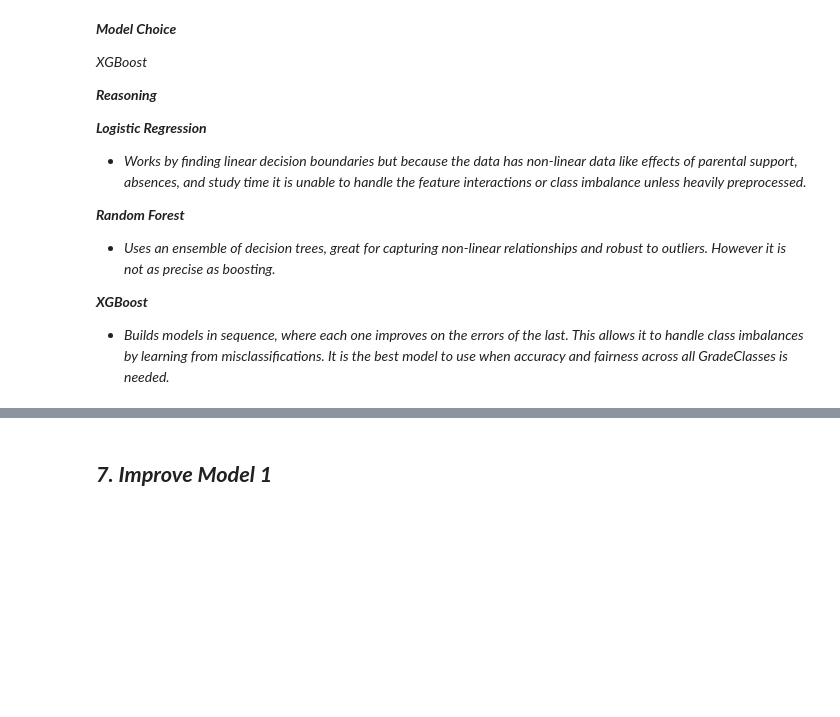
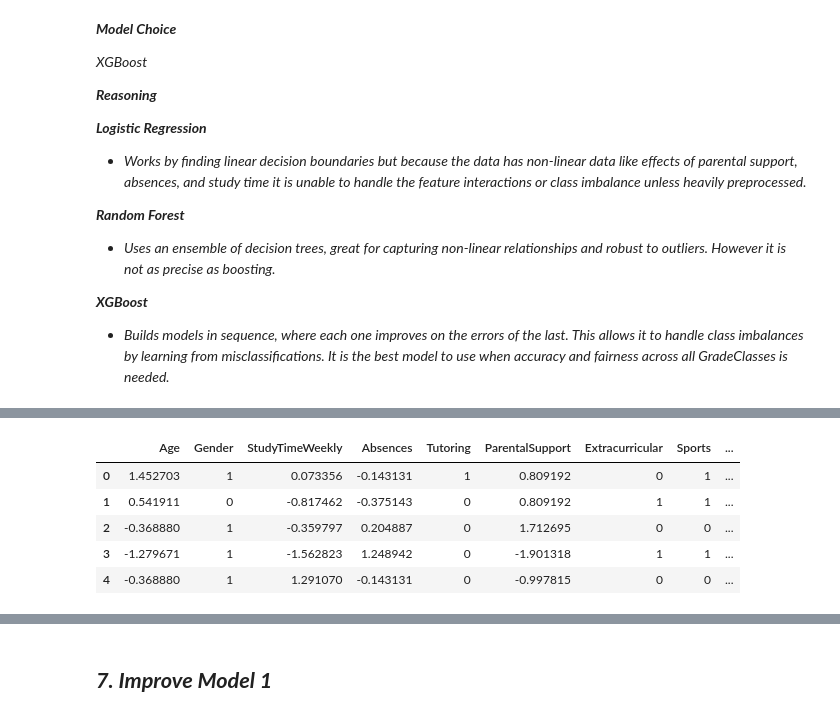
Before and after one commit to CountessOreo/Grade-Prediction-Tool, a Jupyter notebook: notebooks/Prepare_Data.ipynb, the cells around one changed output, grey strips where cells are left out. Cells and saved outputs as stored; diff of their text form; code cells hidden in the pictures; blank space fills up the shorter version.

```diff
--- a/notebooks/Prepare_Data.ipynb
+++ b/notebooks/Prepare_Data.ipynb
@@ -2093,0 +2086,14 @@ Data columns (total 20 columns):
+# %%
+# 4. Remove Multicollinearity
+correlation_matrix = df.corr().abs()
+upper = correlation_matrix.where(np.triu(np.ones(correlation_matrix.shape), k=1).astype(bool))
+to_drop = [column for column in upper.columns if any(upper[column] > 0.9)]
+df.drop(to_drop, axis=1, inplace=True)
+df.head()
+# %% [output]
+|  | Age | Gender | StudyTimeWeekly | Absences | Tutoring | ParentalSupport | Extracurricular | Sports | ... |
+| 0 | 1.452703 | 1 | 0.073356 | -0.143131 | 1 | 0.809192 | 0 | 1 | ... |
+| 1 | 0.541911 | 0 | -0.817462 | -0.375143 | 0 | 0.809192 | 1 | 1 | ... |
+| 2 | -0.368880 | 1 | -0.359797 | 0.204887 | 0 | 1.712695 | 0 | 0 | ... |
+| 3 | -1.279671 | 1 | -1.562823 | 1.248942 | 0 | -1.901318 | 1 | 1 | ... |
+| 4 | -0.368880 | 1 | 1.291070 | -0.143131 | 0 | -0.997815 | 0 | 0 | ... |
```
Also changed, not shown: parts of 13 cells of this notebook, 1 other file.
